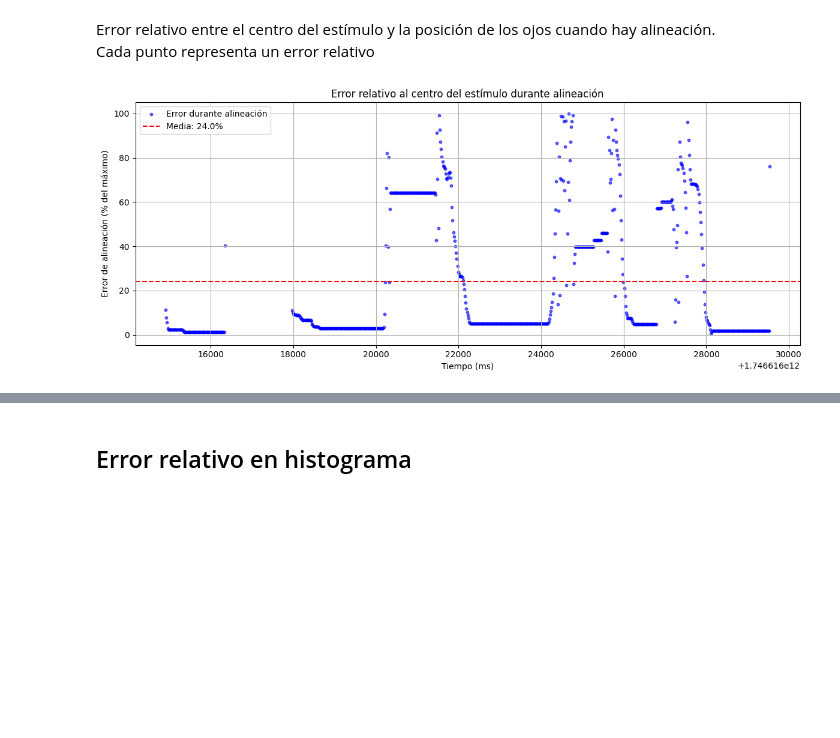
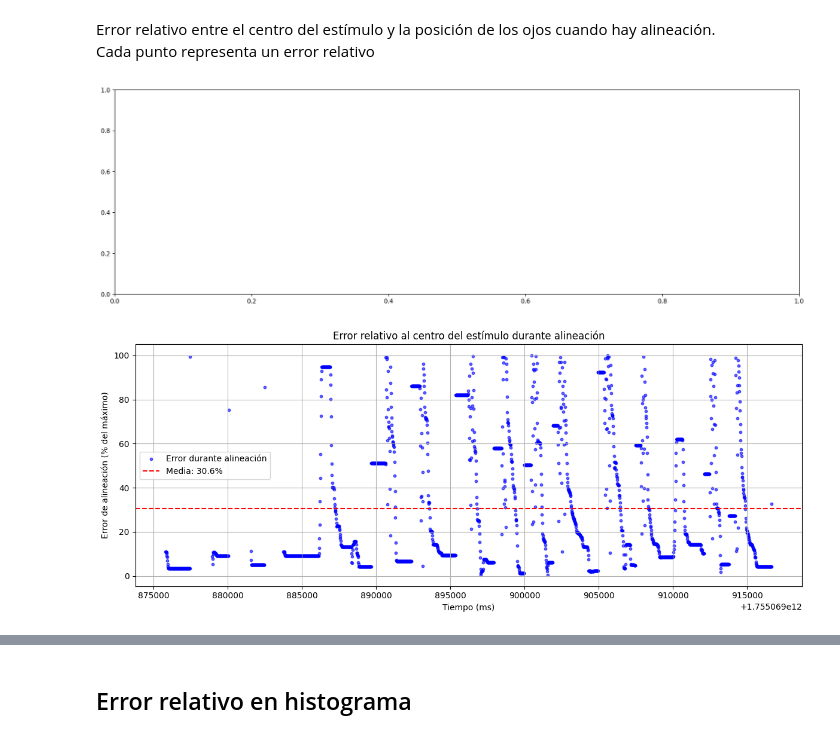
Before and after one commit to abarrio12/eogtouch, a Jupyter notebook: notebooks/04 - Is Aligned.ipynb, the cells around one changed output, grey strips where cells are left out. Cells and saved outputs as stored; diff of their text form; code cells hidden in the pictures; blank space fills up the shorter version.

```diff
--- a/notebooks/04 - Is Aligned.ipynb
+++ b/notebooks/04 - Is Aligned.ipynb
@@ -1,19 +1,17 @@
 # %% [markdown]
 # 04 - Is aligned
 # %%
+import sys
+sys.path.append("/Users/Ana/Documents/Ing Salud/TFG/codigo")
+
+from eogtouch.models.enums import StimuliColor
 
 import pandas as pd
-from os.path import expanduser, join, getmtime, isfile
-from glob import glob
-from eogtouch.models.enums import StimuliColor
 import matplotlib.pyplot as plt
-import sys
 
-sys.path.append("Users/Ana/Documents/Ing Salud/TFG/codigo/eogtouch")
+plt.rcParams["figure.figsize"] = (20, 6)
 
-plt.rcParams["figure.figsize"] = (20,6)
-
-df = pd.read_parquet("/Users/Ana/20250507_130710.parquet")
+df = pd.read_parquet("/Users/Ana/eog-game-touch/eog-game-touch/ABP_20250813_092519.parquet")
 # %% [markdown]
 ## Rutinas
 # %%
@@ -463,31 +472,36 @@ import matplotlib.pyplot as plt
 import numpy as np
 
 # 1. Calcular distancia en píxeles
 df["error_dist"] = np.sqrt((df["stimuli_x"] - df["eyes_x"])**2 + (df["stimuli_y"] - df["eyes_y"])**2)
 
 # 2. Convertir a porcentaje del máximo observado
 max_error = df["error_dist"].max()
 df["error_pct"] = (df["error_dist"] / max_error) * 100
 
 # 3. Filtrar solo momentos alineados
 df_alineado = df[df["is_aligned"] == True]
+
+umbral_bueno = 1  # % del error máximo permitido
+plt.axhline(umbral_bueno, color="green", linestyle=":", label=f"Umbral aceptable ({umbral_bueno}%)")
+
 
 # 4. Scatter plot: error en % en cada instante alineado
 plt.figure(figsize=(12, 5))
 plt.scatter(df_alineado["timestamp"], df_alineado["error_pct"],
             c="blue", s=10, alpha=0.6, label="Error durante alineación")
 
 # Media del error
 media_error_pct = df_alineado["error_pct"].mean()
 plt.axhline(media_error_pct, color="red", linestyle="--", label=f"Media: {media_error_pct:.1f}%")
 
 # Formato del gráfico
 plt.title("Error relativo al centro del estímulo durante alineación")
 plt.xlabel("Tiempo (ms)")
 plt.ylabel("Error de alineación (% del máximo)")
 plt.legend()
 plt.grid(True)
 plt.tight_layout()
 plt.show()
 # %% [output]
-[figure, old version]
+[figure, new version]
+[figure, added]
```
Also changed, not shown: parts of 15 cells of this notebook, 3 other files.
